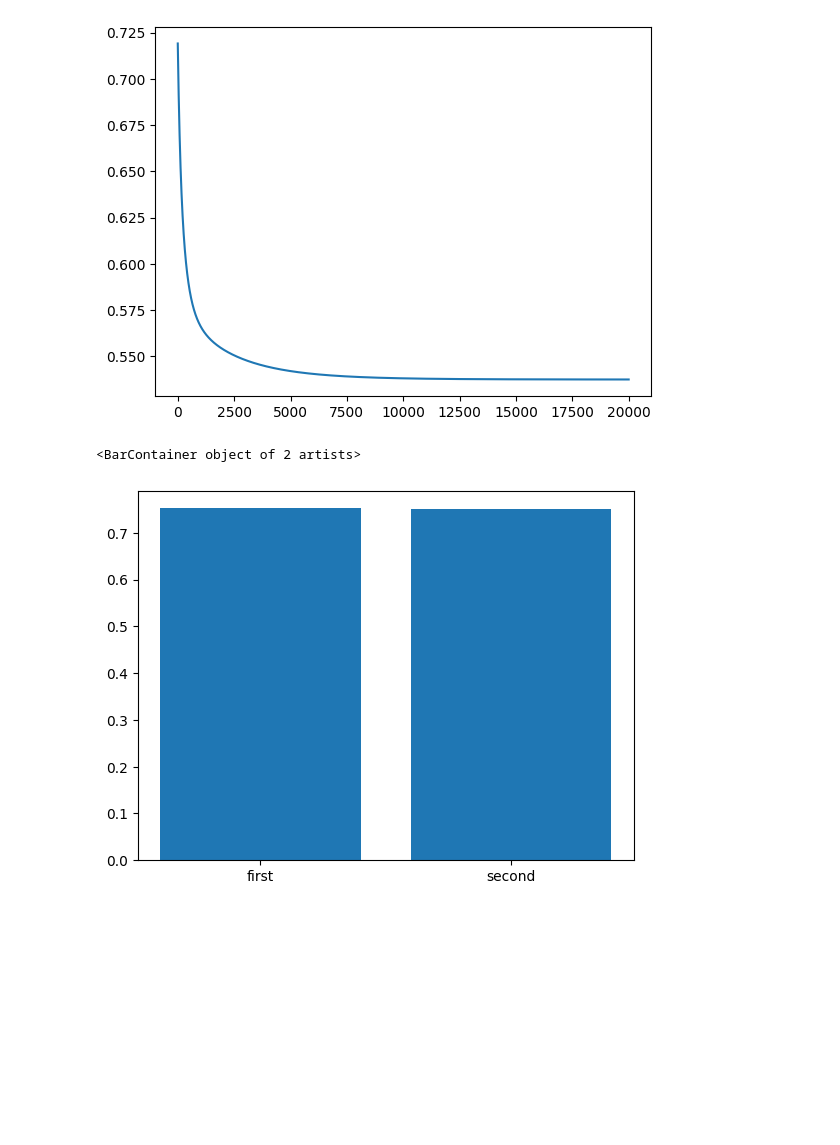
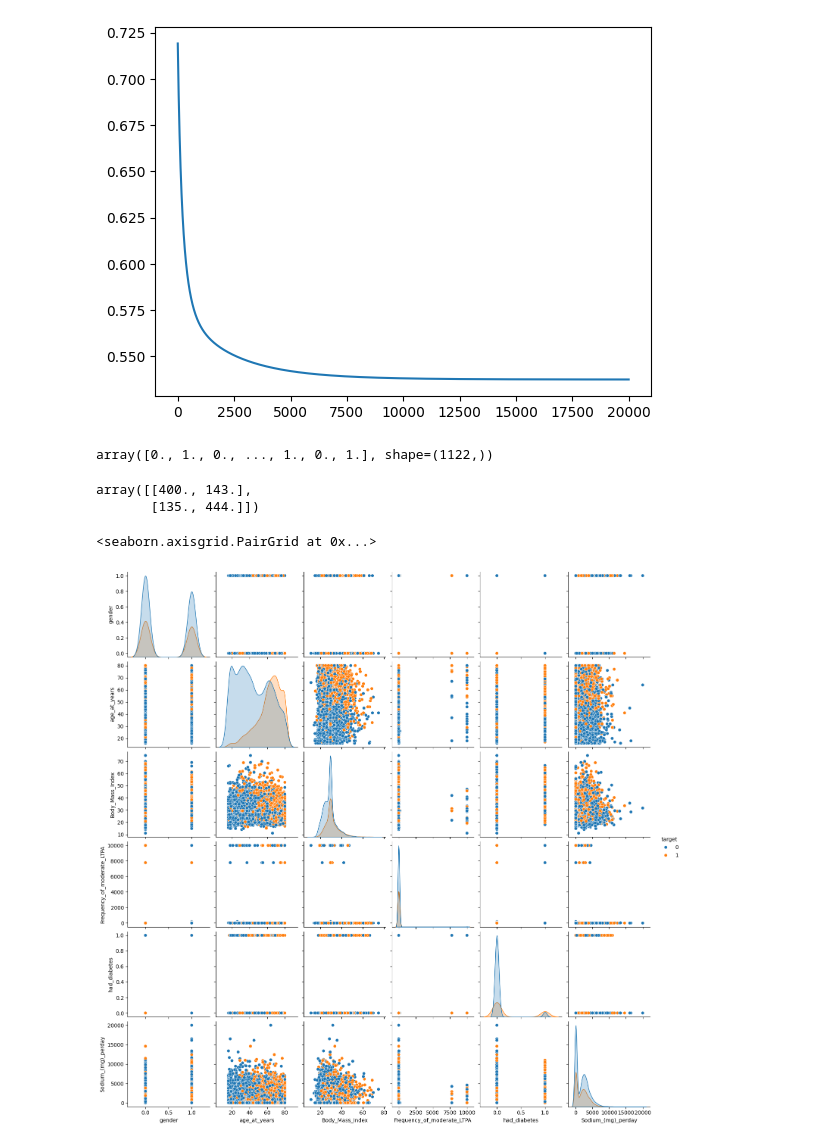
Before and after one commit to OmarGamalH/HyperML, a Jupyter notebook: test.ipynb, the cells around one changed output. Drawn from its saved outputs; the diff is of its cells as text; code cells hidden in the pictures; blank space fills up the shorter version.

Commit message:
add figure

```diff
--- a/test.ipynb
+++ b/test.ipynb
@@ -258,8 +258,7 @@ yhat_my_model = my_model.predict(X_test)
 # %%
 sk_accuracy = accuracy_score(Y_test , yhat_sk_model)
 my_accuracy = accuracy_score(Y_test , yhat_my_model)
-# %%
-plt.bar(["sk_accuracy" , "my_accuracy"] , height=[sk_accuracy , my_accuracy])
-# %% [output]
-<BarContainer object of 2 artists>
-[figure, removed]
+# %%
+yhat_sk_model
+# %% [output]
+array([0., 1., 0., ..., 1., 0., 1.], shape=(1122,))
@@ -265,0 +276,5 @@ plt.bar(["sk_accuracy" , "my_accuracy"] , height=[sk_accuracy , my_accuracy])
+# %%
+complex_matrix(Y_test , yhat_sk_model)
+# %% [output]
+array([[400., 143.],
+       [135., 444.]])
@@ -265,0 +283,5 @@ plt.bar(["sk_accuracy" , "my_accuracy"] , height=[sk_accuracy , my_accuracy])
+# %%
+seaborn.pairplot(df_f_v_7 , hue = "target")
+# %% [output]
+<seaborn.axisgrid.PairGrid at 0x...>
+[figure, added]
```
Also changed, not shown: parts of 2 cells of this notebook, 1 other file.
